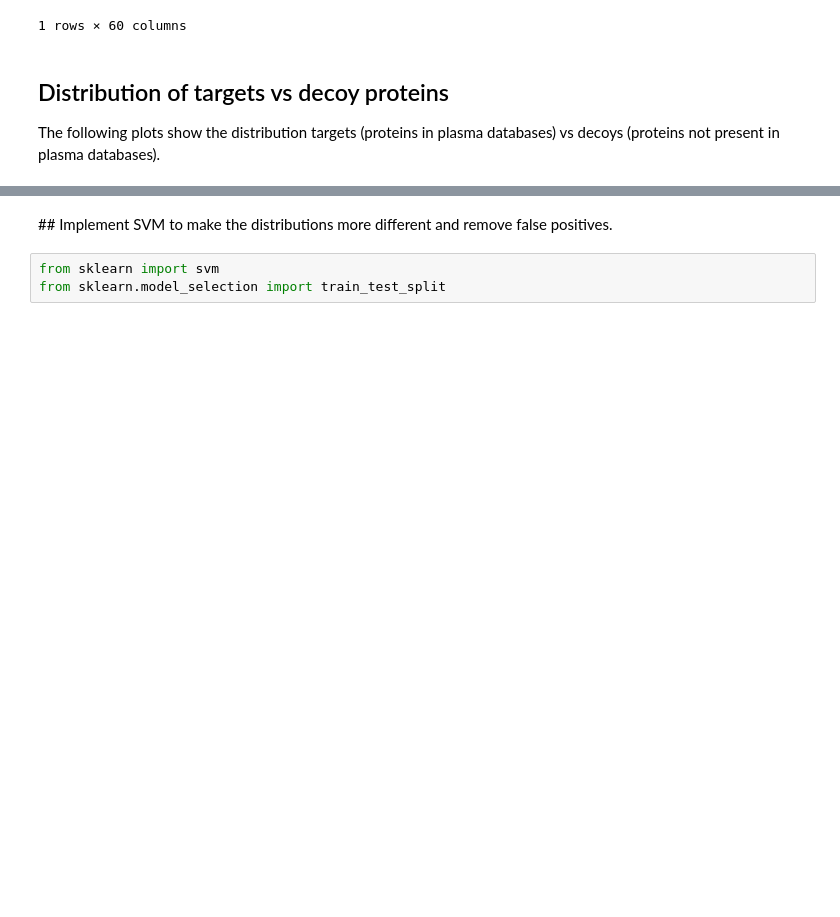
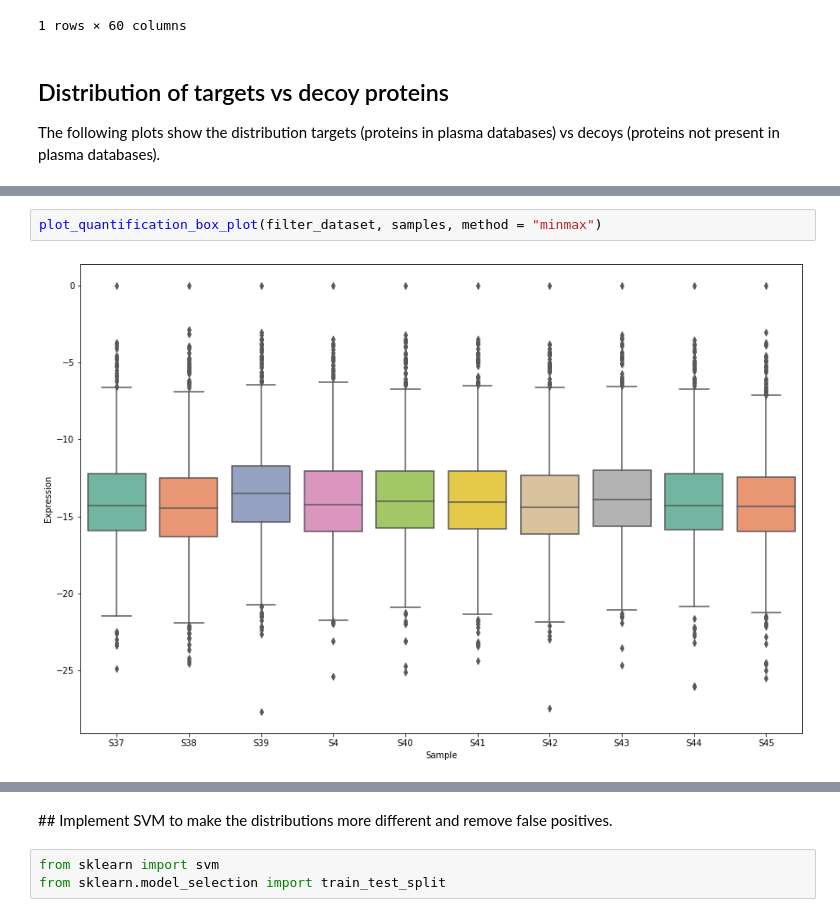
Before and after one commit to ypriverol/ms1, a Jupyter notebook: analyze-ms1-data.ipynb, the cells around one changed output, grey strips where cells are left out. Cells and saved outputs as stored; diff of their text form; blank space fills up the shorter version.

```diff
--- a/analyze-ms1-data.ipynb
+++ b/analyze-ms1-data.ipynb
@@ -197,0 +241,4 @@ plot_targets_vs_decoy(fdr_thershold = 0.01, bins = 100, hist = True, kde = False
+# %%
+plot_quantification_box_plot(filter_dataset, samples, method = "minmax")
+# %% [output]
+[figure, added]
```
Also changed, not shown: parts of 9 cells of this notebook.
